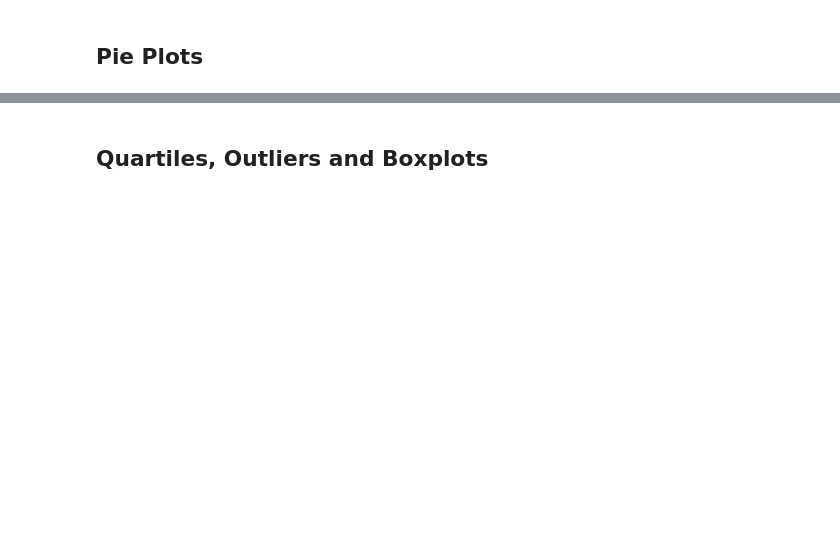
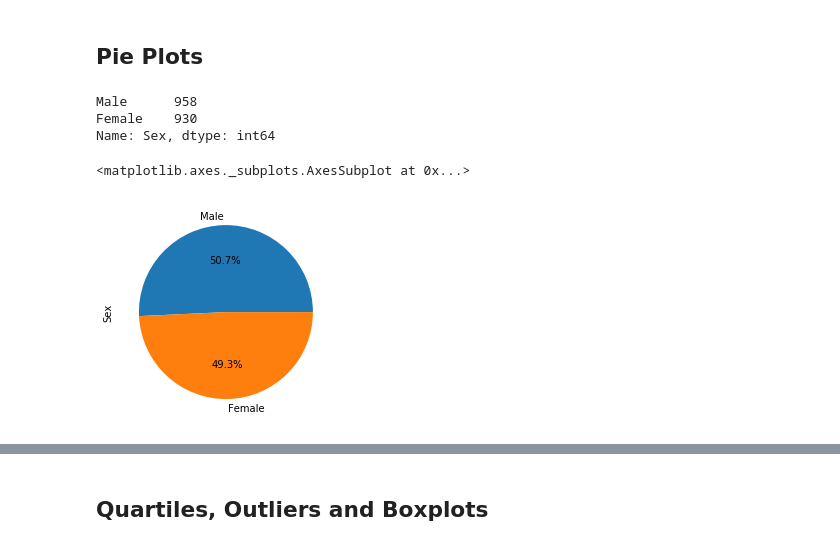
Before and after one commit to JPHebert32/matplotlib-challenge, a Jupyter notebook: Pymaceuticals/main.ipynb, the cells around one changed output, grey strips where cells are left out. Cells and saved outputs as stored; diff of their text form; code cells hidden in the pictures; blank space fills up the shorter version.

```diff
--- a/Pymaceuticals/main.ipynb
+++ b/Pymaceuticals/main.ipynb
@@ -158,5 +168,15 @@ plt.ylabel("Y-LABLE")
 ## Pie Plots
 # %%
 # Generate a pie plot showing the distribution of female versus male mice using pandas
+M_vs_F = clean_df["Sex"].value_counts()
+print(M_vs_F)
+
+M_vs_F.plot(kind="pie",autopct="%1.1f%%")
+# %% [output]
+Male      958
+Female    930
+Name: Sex, dtype: int64
+<matplotlib.axes._subplots.AxesSubplot at 0x...>
+[figure, added]
 # %%
 # Generate a pie plot showing the distribution of female versus male mice using pyplot
```
Also changed, not shown: parts of 13 cells of this notebook.
